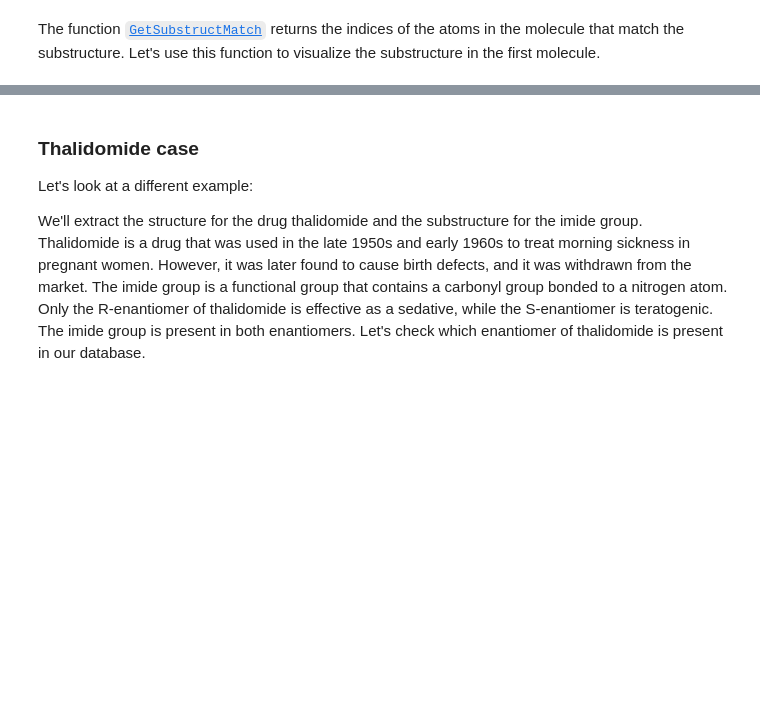
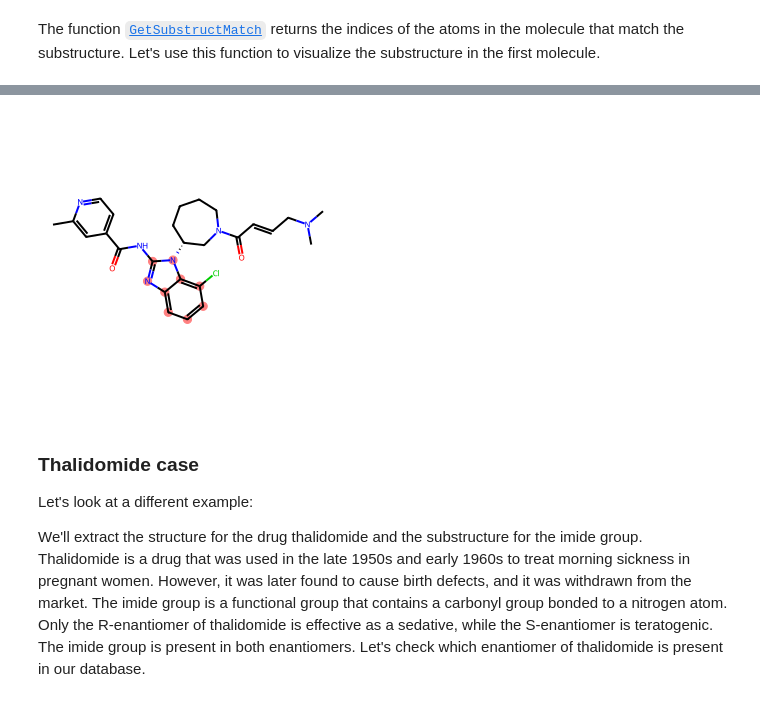
Before and after one commit to philippeloe/practical-programming-in-chemistry-exercises, a Jupyter notebook: week_06/06_exercises.ipynb, the cells around one changed output, grey strips where cells are left out. Drawn from its saved outputs; the diff is of its cells as text; code cells hidden in the pictures; blank space fills up the shorter version.

```diff
--- a/week_06/06_exercises.ipynb
+++ b/week_06/06_exercises.ipynb
@@ -99,8 +176,10 @@ match_indices
 # %%
 #  highlight the indazole motif using the Draw.MolToImage function
 from rdkit.Chem import Draw
-img = # TODO your code here
+img = Draw.MolToImage(mol, highlightAtoms = match_indices)
 img
+# %% [output]
+[figure, added]
 # %% [markdown]
 ### Thalidomide case
 Let's look at a different example:
```
Also changed, not shown: parts of 47 cells of this notebook, 1 other file.
